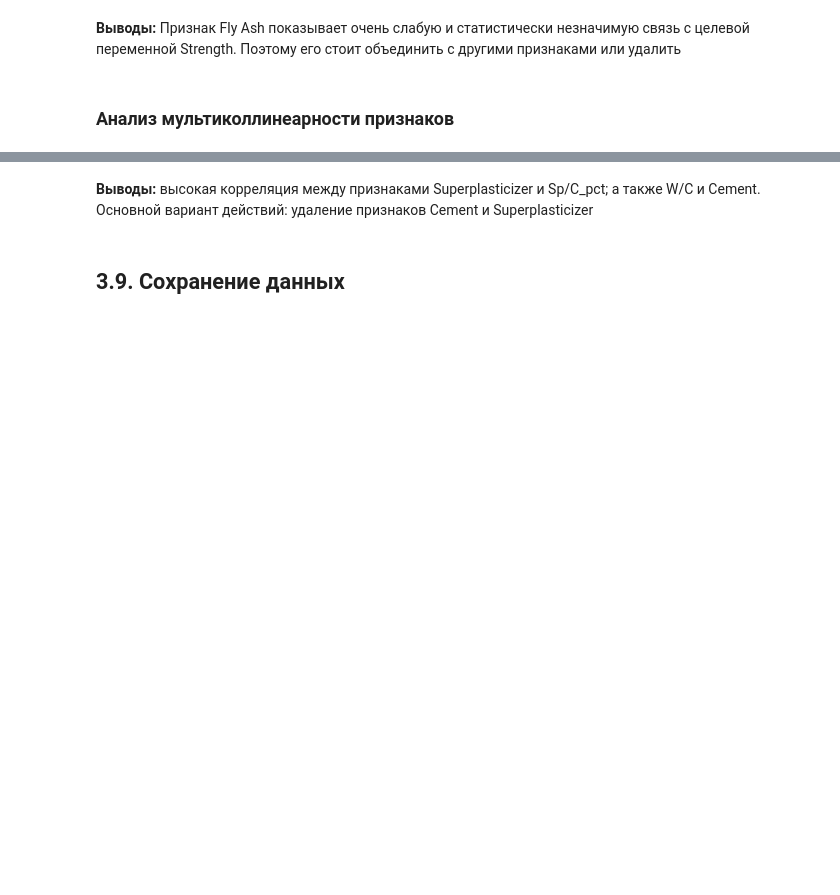
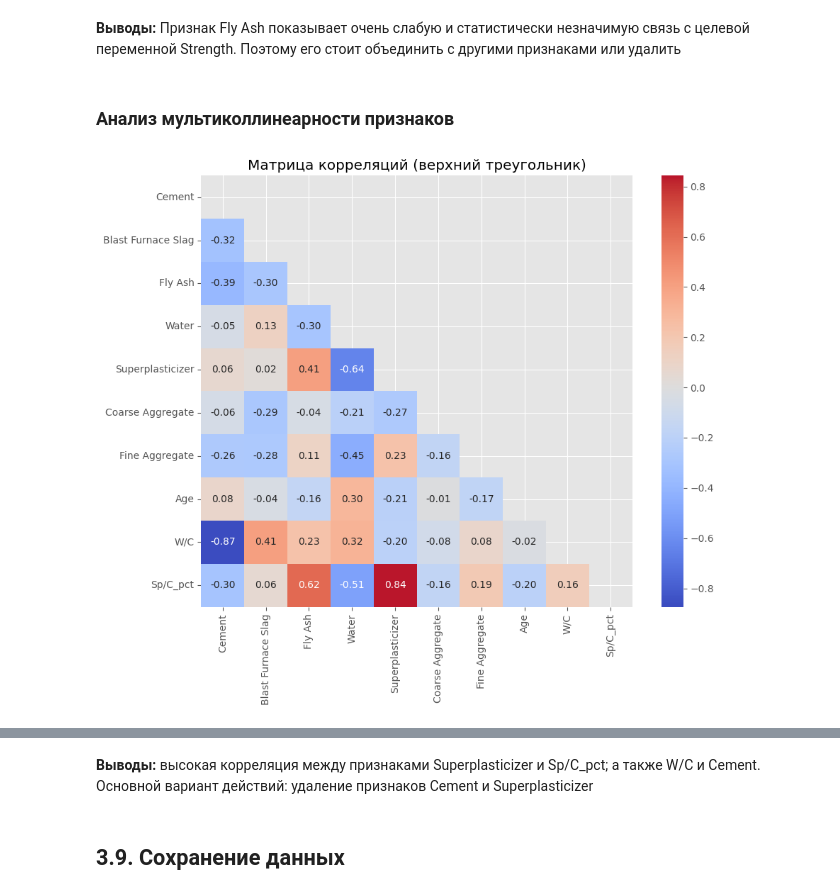
Before and after one commit to ProninPV/ml-regression_concrete-strength, a Jupyter notebook: notebooks/03_Data_loading_and_preprocessing.ipynb, the cells around one changed output, grey strips where cells are left out. Cells and saved outputs as stored; diff of their text form; code cells hidden in the pictures; blank space fills up the shorter version.

```diff
--- a/notebooks/03_Data_loading_and_preprocessing.ipynb
+++ b/notebooks/03_Data_loading_and_preprocessing.ipynb
@@ -195,8 +303,10 @@ df_trend_results
 ### Анализ мультиколлинеарности признаков
 # %%
 # Вывод матрицы корреляций
-vif_results = ml_utils.check_multicollinearity(df=X,
+vif_results = engineer.check_multicollinearity(df=X,
                                                target_column=y,
                                                threshold=5)
+# %% [output]
+[figure, added]
 # %%
 # Отображаем значения VIF для признаков
```
Also changed, not shown: parts of 14 cells of this notebook, 10 other files.
